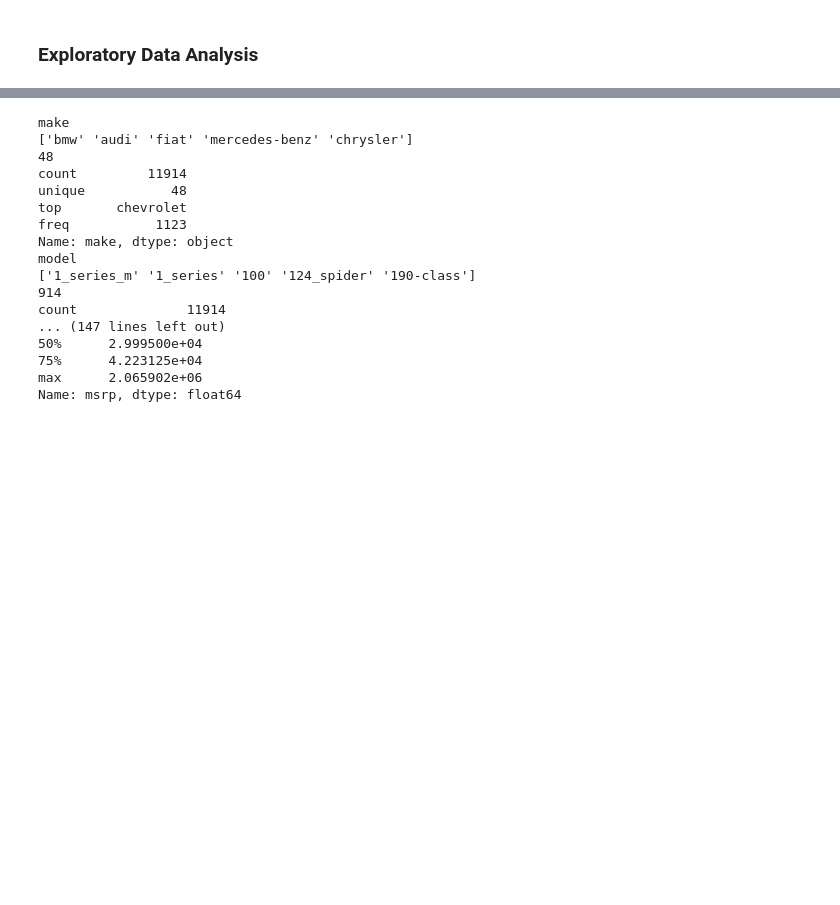
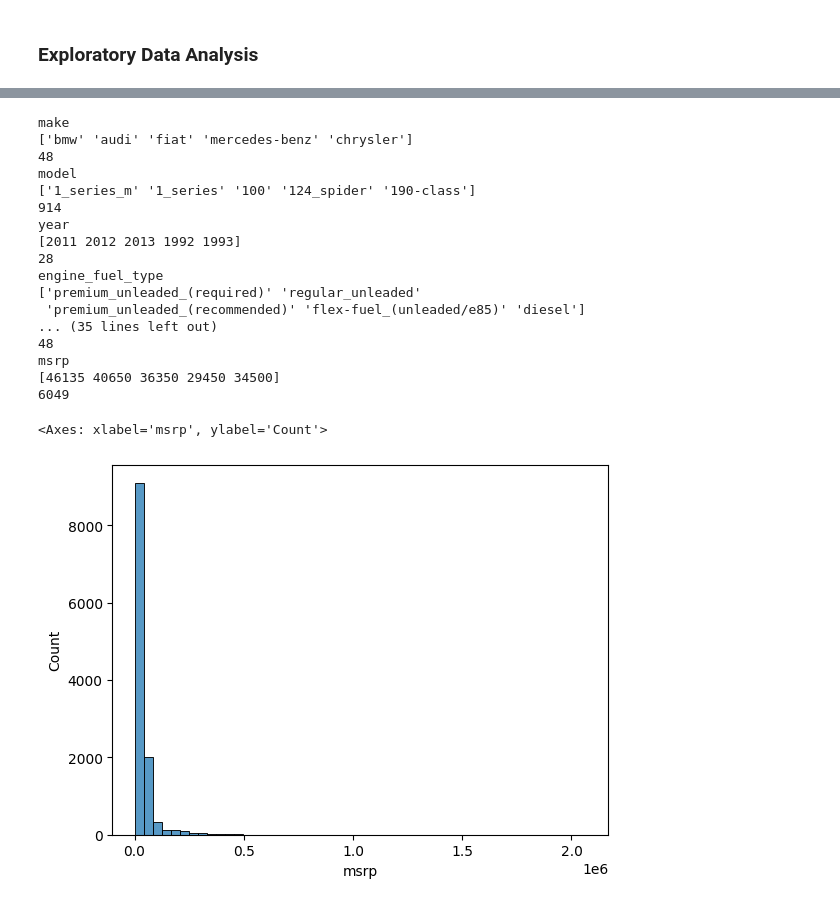
Before and after one commit to MarshallW11/ml-zoomcamp, a Jupyter notebook: 02-Car-Prediction/data-prep.ipynb, the cells around one changed output, grey strips where cells are left out. Drawn from its saved outputs; the diff is of its cells as text; code cells hidden in the pictures; blank space fills up the shorter version.

```diff
--- a/02-Car-Prediction/data-prep.ipynb
+++ b/02-Car-Prediction/data-prep.ipynb
@@ -85,22 +85,26 @@ for col in data.columns:
     print(col)
     print(data[col].unique()[:5])
     print(data[col].nunique())
-    print(data[col].describe())
 # %% [output]
 make
 ['bmw' 'audi' 'fiat' 'mercedes-benz' 'chrysler']
 48
-count         11914
-unique           48
-top       chevrolet
-freq           1123
-Name: make, dtype: object
 model
 ['1_series_m' '1_series' '100' '124_spider' '190-class']
 914
-count              11914
-... (147 lines left out)
-50%      2.999500e+04
-75%      4.223125e+04
-max      2.065902e+06
-Name: msrp, dtype: float64
+year
+[2011 2012 2013 1992 1993]
+28
+engine_fuel_type
+['premium_unleaded_(required)' 'regular_unleaded'
+ 'premium_unleaded_(recommended)' 'flex-fuel_(unleaded/e85)' 'diesel']
+... (35 lines left out)
+48
+msrp
+[46135 40650 36350 29450 34500]
+6049
+# %%
+sns.histplot(data.msrp, bins=50)
+# %% [output]
+<Axes: xlabel='msrp', ylabel='Count'>
+[figure, added]
```
Also changed, not shown: parts of 3 cells of this notebook.
